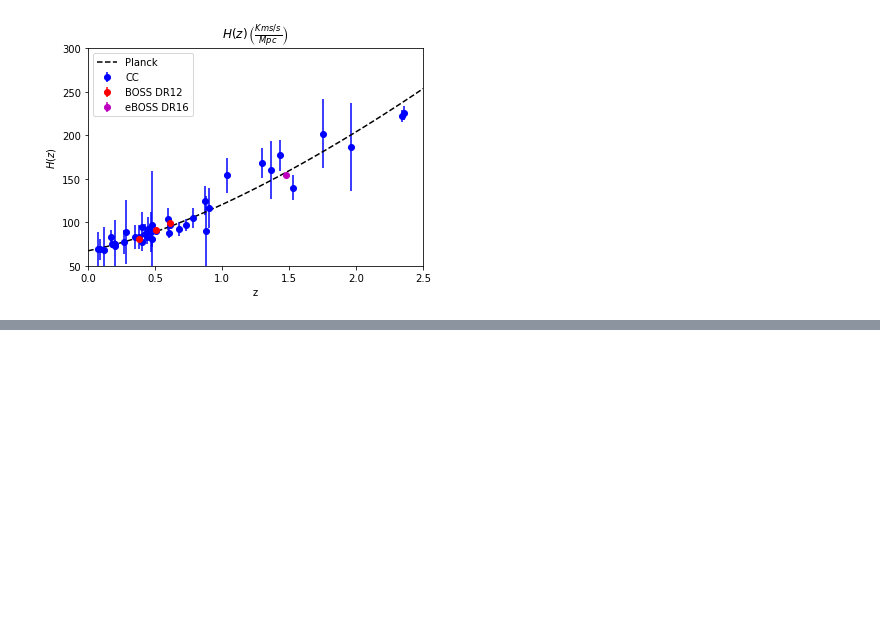
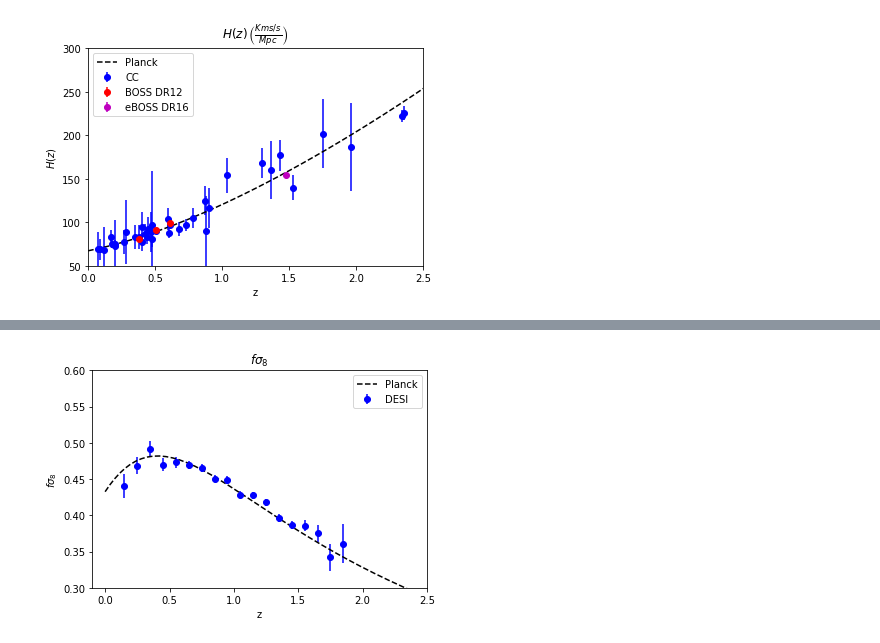
Before and after one commit to JaimeRZP/Growz, a Jupyter notebook: notebooks/GP_Masterx.ipynb, the cells around one changed output, grey strips where cells are left out. Saved outputs shown, nothing was run; the diff lists cells and outputs as text; code cells hidden in the pictures; blank space fills up the shorter version.

```diff
--- a/notebooks/GP_Masterx.ipynb
+++ b/notebooks/GP_Masterx.ipynb
@@ -198,19 +205,18 @@ plt.savefig('/mnt/c/Users/Jaime/Desktop/PhD/gp_figures/fs8_data.pdf')
 # %%
 plt.plot(z_planck, Planck['f_arr']*Planck['s8_arr'], "k--", label='Planck')
-plt.errorbar(DESI['z'], DESI['fs8_data'], yerr=DESI['fs8_err'], fmt='bo', label='DESI')
-plt.plot(z_planck, DESI['test'], 'b--', label='formula')
-
-
+plt.errorbar(DESI['z'], fs8_DESI['data'], yerr=fs8_DESI['err'], fmt='bo', label='DESI')
 
 # axis labels and title
 plt.xlim(-0.1, 2.5)
 plt.ylim(0.3, 0.6)
 plt.xlabel("z")
 plt.ylabel(r"$f \sigma_8$")
 plt.title(r"$f \sigma_8$")
 plt.legend();
 os.remove('/mnt/c/Users/Jaime/Desktop/PhD/gp_figures/fs8_forecast.pdf')
 plt.savefig('/mnt/c/Users/Jaime/Desktop/PhD/gp_figures/fs8_forecast.pdf')
+# %% [output]
+[figure, added]
 # %%
 with pm.Model() as model:
     #ℓ = pm.InverseGamma("ℓ", alpha=1, beta=2)
```
Also changed, not shown: parts of 18 cells of this notebook, 3 other files.
